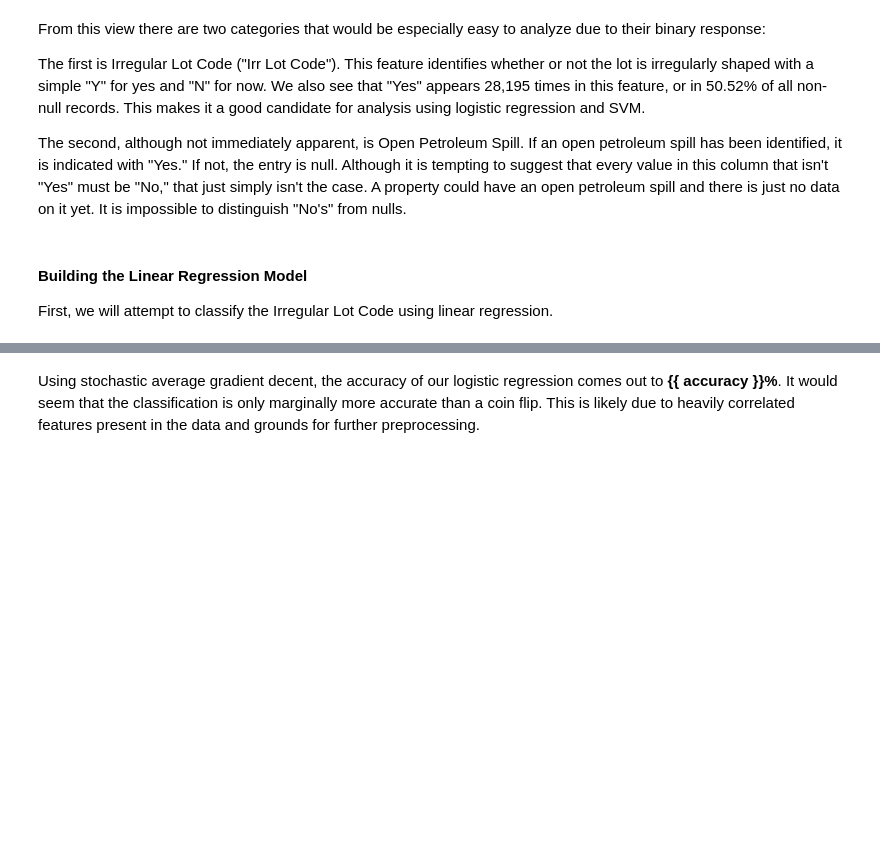
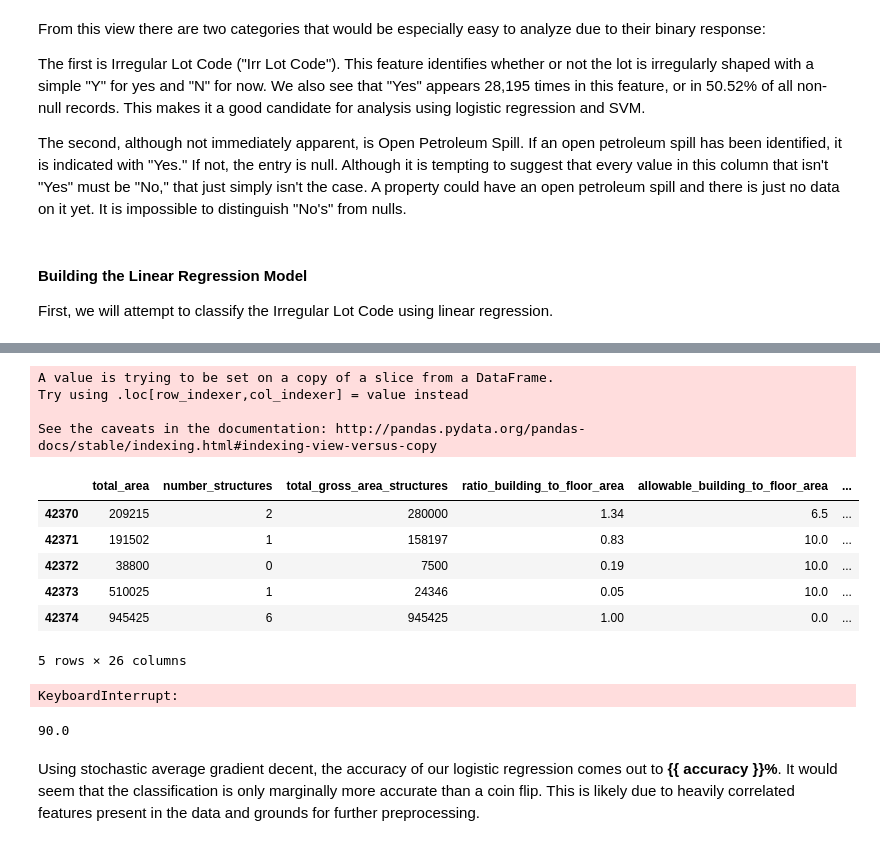
Before and after one commit to lavos84/DS7331-Term-Project, a Jupyter notebook: DS7331-Term-Project.ipynb, the cells around one changed output, grey strips where cells are left out. Saved outputs shown, nothing was run; the diff lists cells and outputs as text; code cells hidden in the pictures; blank space fills up the shorter version.

```diff
--- a/DS7331-Term-Project.ipynb
+++ b/DS7331-Term-Project.ipynb
@@ -1306 +1244,33 @@ First, we will attempt to classify the Irregular Lot Code using linear regressio
+# %%
+# create numeric fields to look at
+#is there a reason we put this back in?
+numeric_fields = list(nyc_logit.select_dtypes(include=['int', 'float']).columns)
+
+# #is there a reason we put this back in?
+# remove latitude and longitude because they are cateogrical
+numeric_fields = numeric_fields[0:25]
+
+# add irr_lot_code for our target variable
+numeric_fields.append("proximity_code")
+# %%
+# subset data and exclude NAs
+nyc_numeric = nyc_logit[numeric_fields]
+
+#had to do in loop to interpolate vertically instead of horizontally
+for column in nyc_numeric[:-1]:
+    nyc_numeric[column] = nyc_numeric[column].interpolate(method = 'ffill')
+
+nyc_numeric.head()
+# %% [output]
+A value is trying to be set on a copy of a slice from a DataFrame.
+Try using .loc[row_indexer,col_indexer] = value instead
+
+See the caveats in the documentation: http://pandas.pydata.org/pandas-docs/stable/indexing.html#indexing-view-versus-copy
+|  | total_area | number_structures | total_gross_area_structures | ratio_building_to_floor_area | allowable_building_to_floor_area | ... |
+| 42370 | 209215 | 2 | 280000 | 1.34 | 6.5 | ... |
+| 42371 | 191502 | 1 | 158197 | 0.83 | 10.0 | ... |
+| 42372 | 38800 | 0 | 7500 | 0.19 | 10.0 | ... |
+| 42373 | 510025 | 1 | 24346 | 0.05 | 10.0 | ... |
+| 42374 | 945425 | 6 | 945425 | 1.00 | 0.0 | ... |
+5 rows × 26 columns
 # %%
@@ -1334,0 +1294,12 @@ accuracy = accuracy_score(y_test, predicted_classes).round(2) * 100
+# %%
+#feature selection of logit_model
+rfe = RFE(logit_model, nyc_numeric.shape[1])
+
+#check model for important variables
+rfe = rfe.fit(x_train, y_train)
+
+#if all 1s. then use all variables
+print(rfe.support_)
+print(rfe.ranking_)
+# %% [output]
+KeyboardInterrupt:
@@ -1334,0 +1310,4 @@ accuracy = accuracy_score(y_test, predicted_classes).round(2) * 100
+# %%
+accuracy
+# %% [output]
+90.0
```
Also changed, not shown: parts of 26 cells of this notebook.
